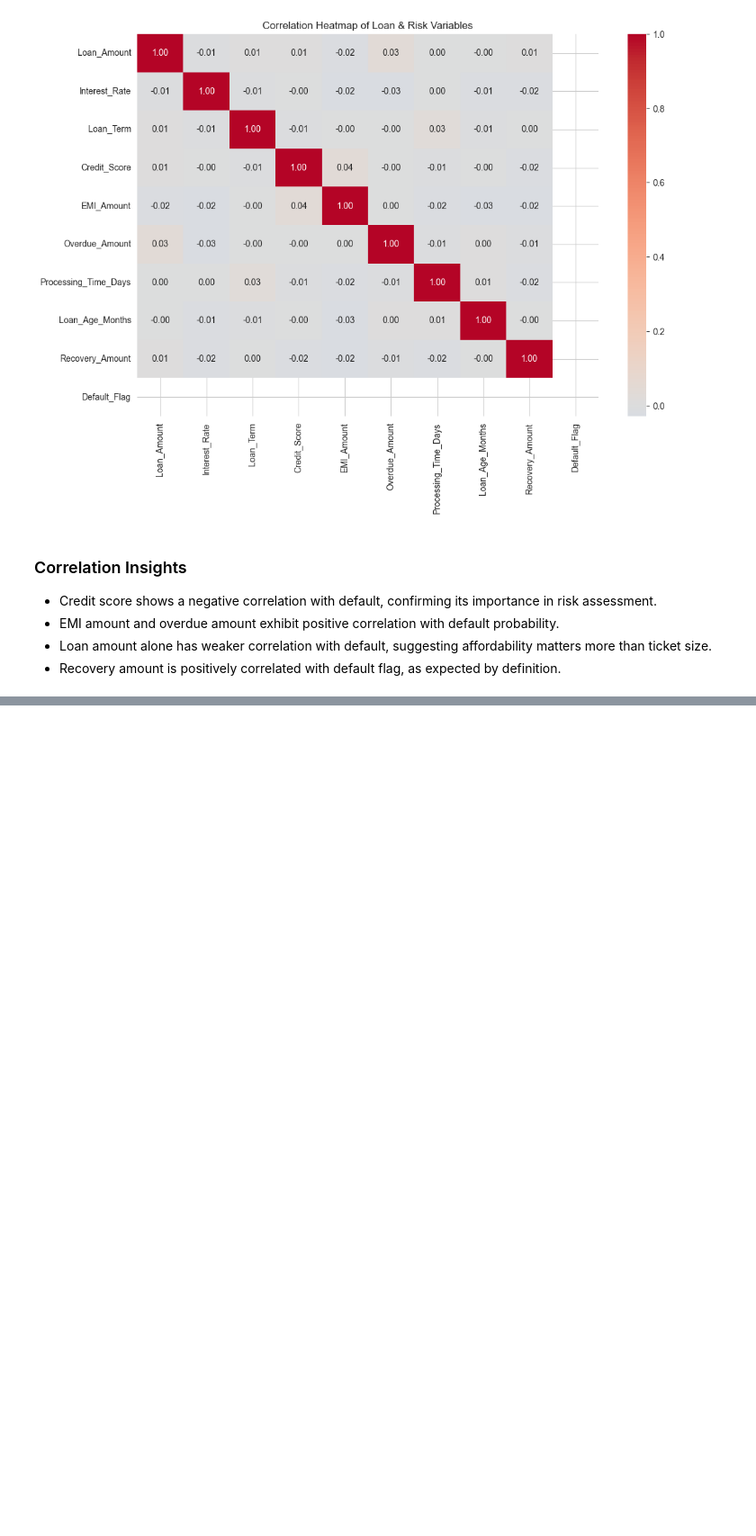
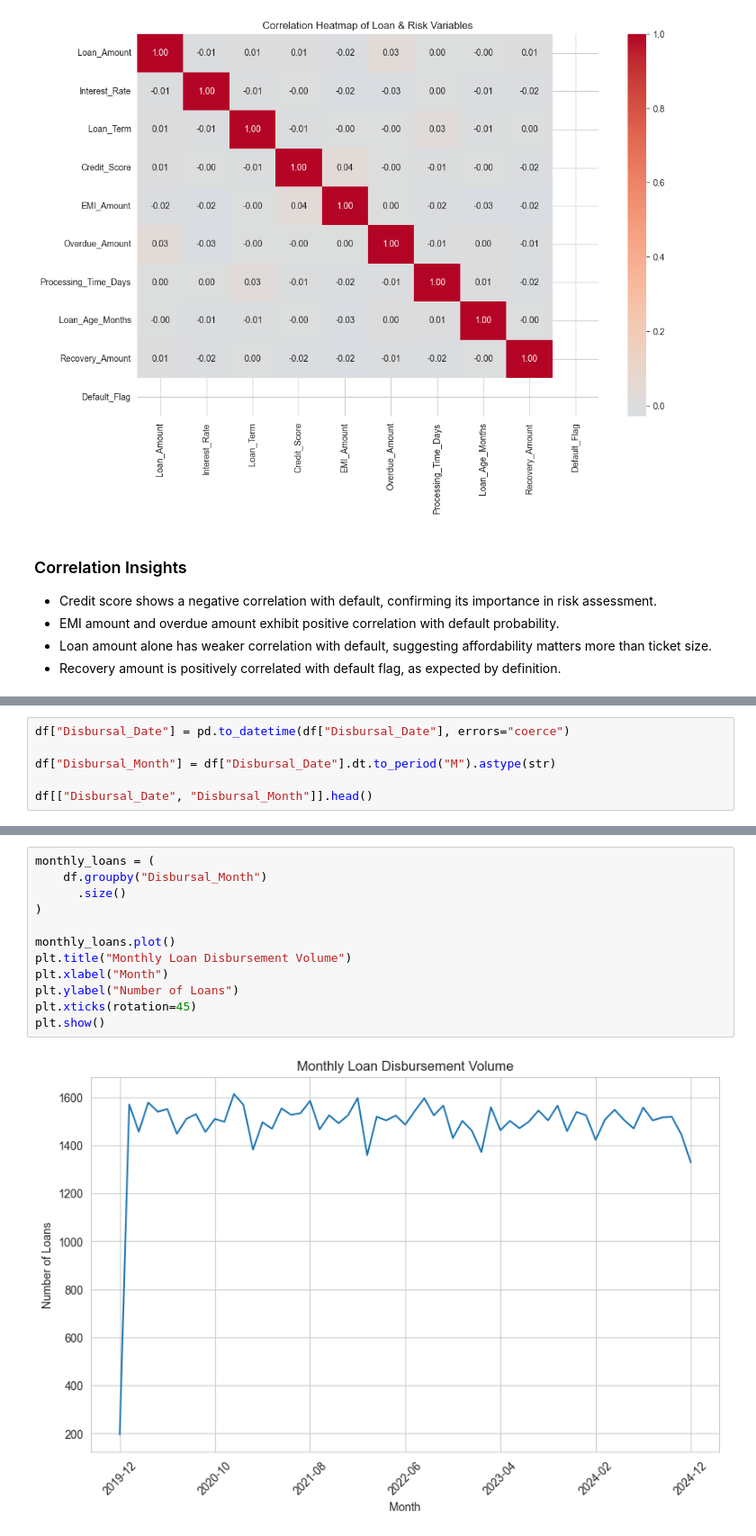
Before and after one commit to vipul14987-a11y/Hero-FinCorp-Loan-Analysis, a Jupyter notebook: notebooks/01_descriptive_analysis.ipynb, the cells around one changed output, grey strips where cells are left out. Shown at 90% size. Saved outputs shown, nothing was run; the diff lists cells and outputs as text; blank space fills up the shorter version.

```diff
--- a/notebooks/01_descriptive_analysis.ipynb
+++ b/notebooks/01_descriptive_analysis.ipynb
@@ -127,0 +127,6 @@ plt.show()
+# %%
+df["Disbursal_Date"] = pd.to_datetime(df["Disbursal_Date"], errors="coerce")
+
+df["Disbursal_Month"] = df["Disbursal_Date"].dt.to_period("M").astype(str)
+
+df[["Disbursal_Date", "Disbursal_Month"]].head()
@@ -127,0 +140,14 @@ plt.show()
+# %%
+monthly_loans = (
+    df.groupby("Disbursal_Month")
+      .size()
+)
+
+monthly_loans.plot()
+plt.title("Monthly Loan Disbursement Volume")
+plt.xlabel("Month")
+plt.ylabel("Number of Loans")
+plt.xticks(rotation=45)
+plt.show()
+# %% [output]
+[figure, added]
```
Also changed, not shown: parts of 10 cells of this notebook.
